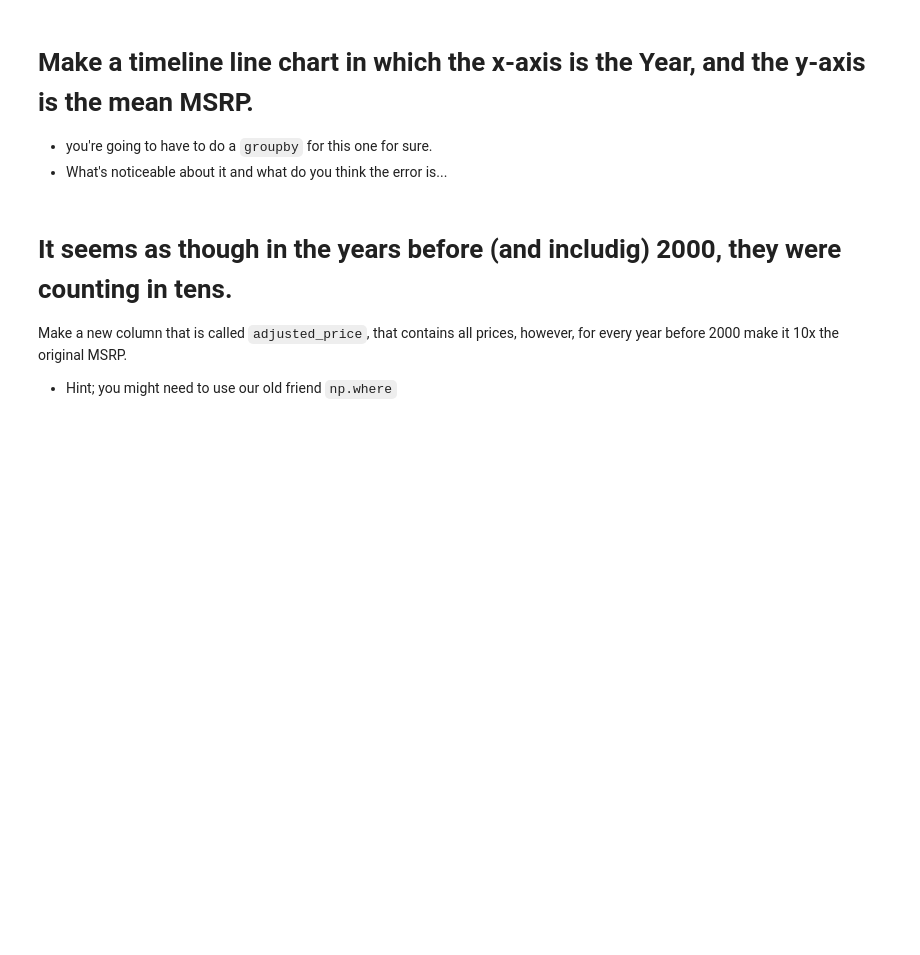
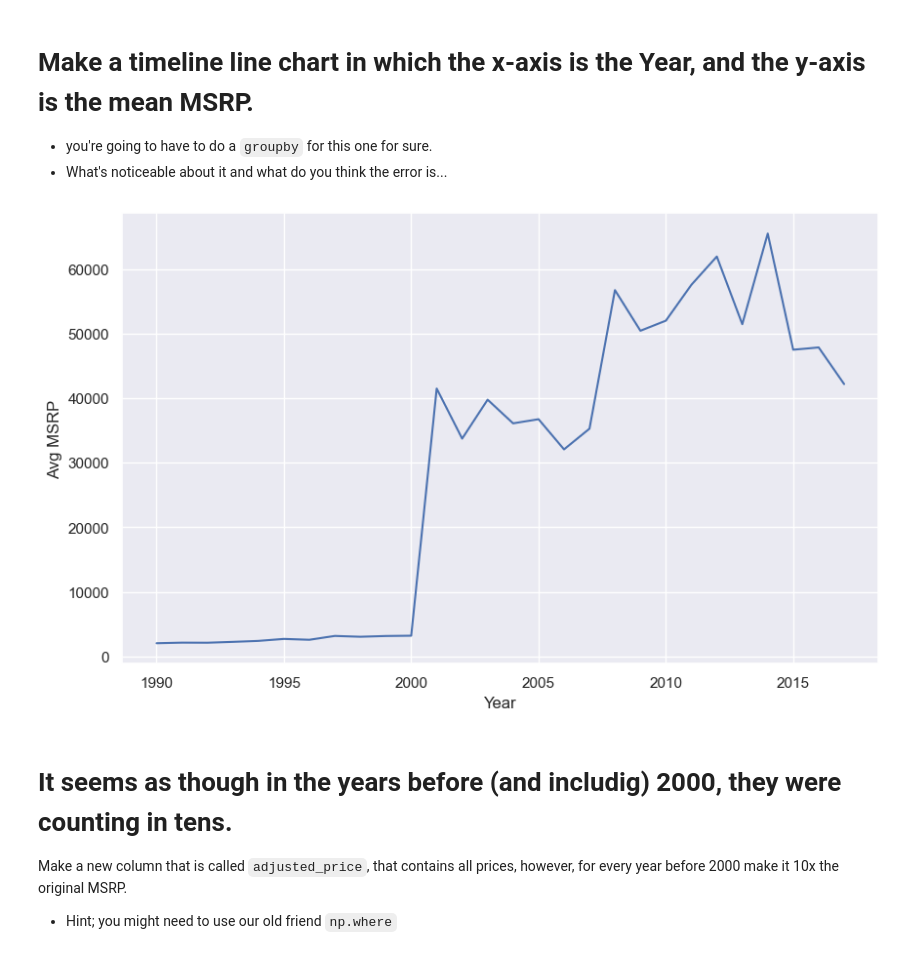
Before and after one commit to tanmima7887/My-fork-2023-fall-data-science-fridays, a Jupyter notebook: Week-02-Data-Viz-EDA/Exercise-TanmimAhmmed.ipynb, the cells around one changed output. Drawn from its saved outputs; the diff is of its cells as text; code cells hidden in the pictures; blank space fills up the shorter version.

```diff
--- a/Week-02-Data-Viz-EDA/Exercise-TanmimAhmmed.ipynb
+++ b/Week-02-Data-Viz-EDA/Exercise-TanmimAhmmed.ipynb
@@ -101,6 +184,17 @@ _Brand of car is the `Make` of the car._
 * What's noticeable about it and what do you think the error is...
 # %%
 # Make a timeline line chart in which the x-axis is the year, and the y-axis is the average MSRP.
+avg_msrp = df.groupby('Year')["MSRP"].mean()
+
+plt.figure(figsize=(10, 6))
+avg_msrp.plot()
+
+plt.xlabel('Year')
+plt.ylabel('Avg MSRP')
+#plt.grid(True)
+plt.show()
+# %% [output]
+[figure, added]
 # %% [markdown]
 # It seems as though in the years before (and includig) 2000, they were counting in tens.
 Make a new column that is called `adjusted_price`, that contains all prices, however, for every year before 2000 make it 10x the original MSRP.
```
Also changed, not shown: parts of 20 cells of this notebook.
